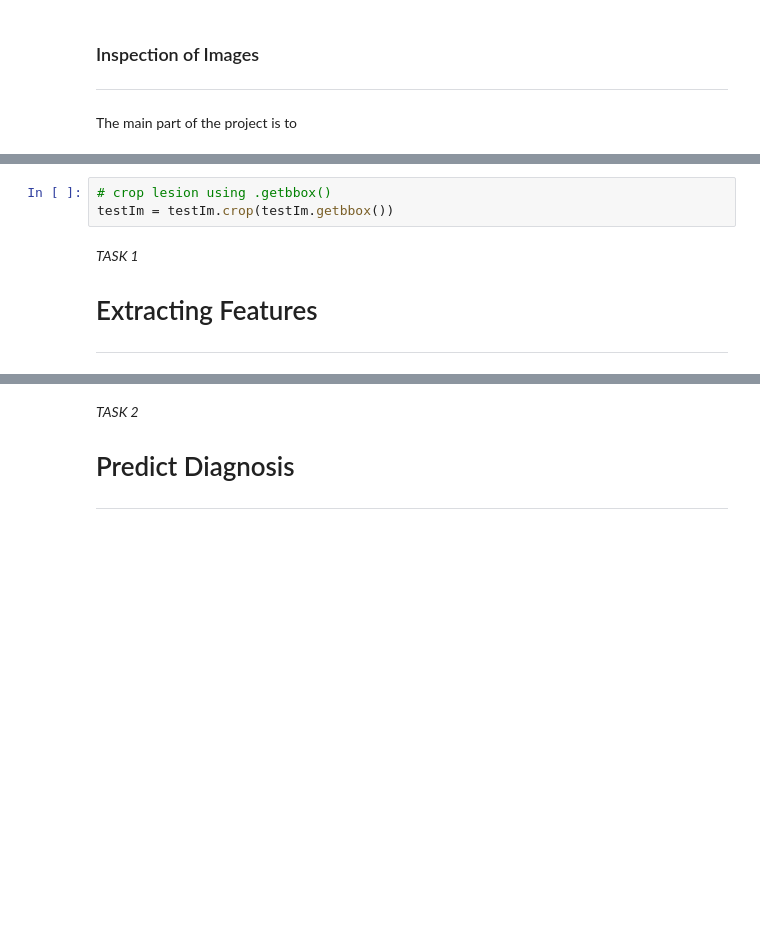
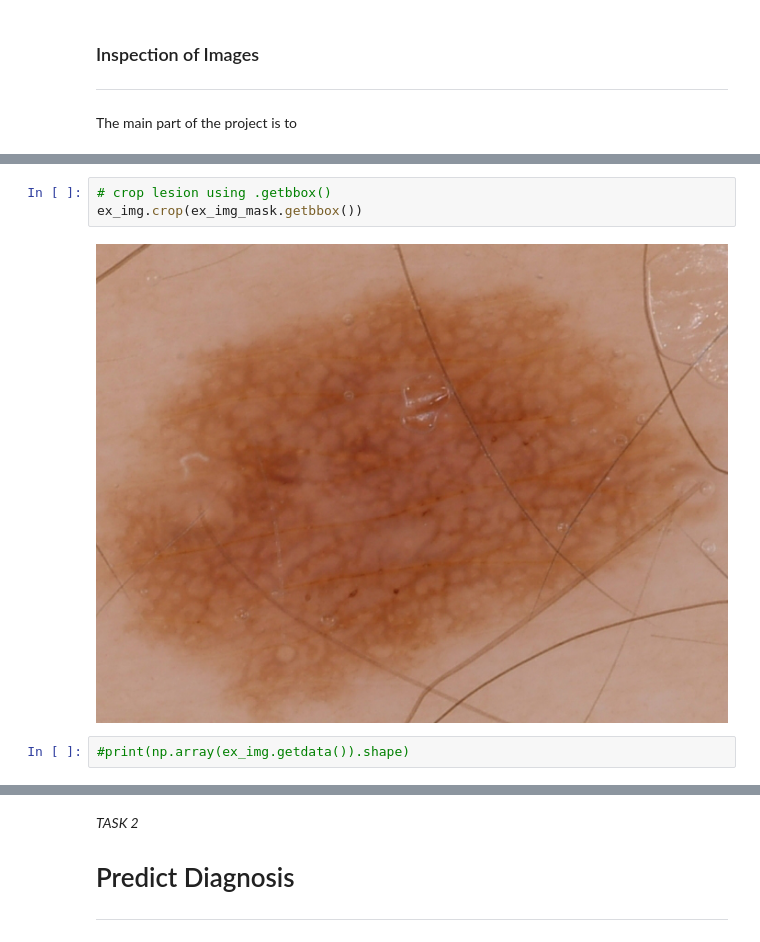
Before and after one commit to mikasenghaas/skin-lesion-detection, a Jupyter notebook: notebooks/project3.ipynb, the cells around one changed output, grey strips where cells are left out. Drawn from its saved outputs; the diff is of its cells as text; blank space fills up the shorter version.

```diff
--- a/notebooks/project3.ipynb
+++ b/notebooks/project3.ipynb
@@ -185,8 +258,7 @@ testIm
 # %%
 # crop lesion using .getbbox()
-testIm = testIm.crop(testIm.getbbox())
+ex_img.crop(ex_img_mask.getbbox())
+# %% [output]
+[figure, added]
-# %% [markdown]
-*TASK 1*
-# Extracting Features
-
----
+# %%
+#print(np.array(ex_img.getdata()).shape)
```
Also changed, not shown: parts of 30 cells of this notebook, 2 other files.
